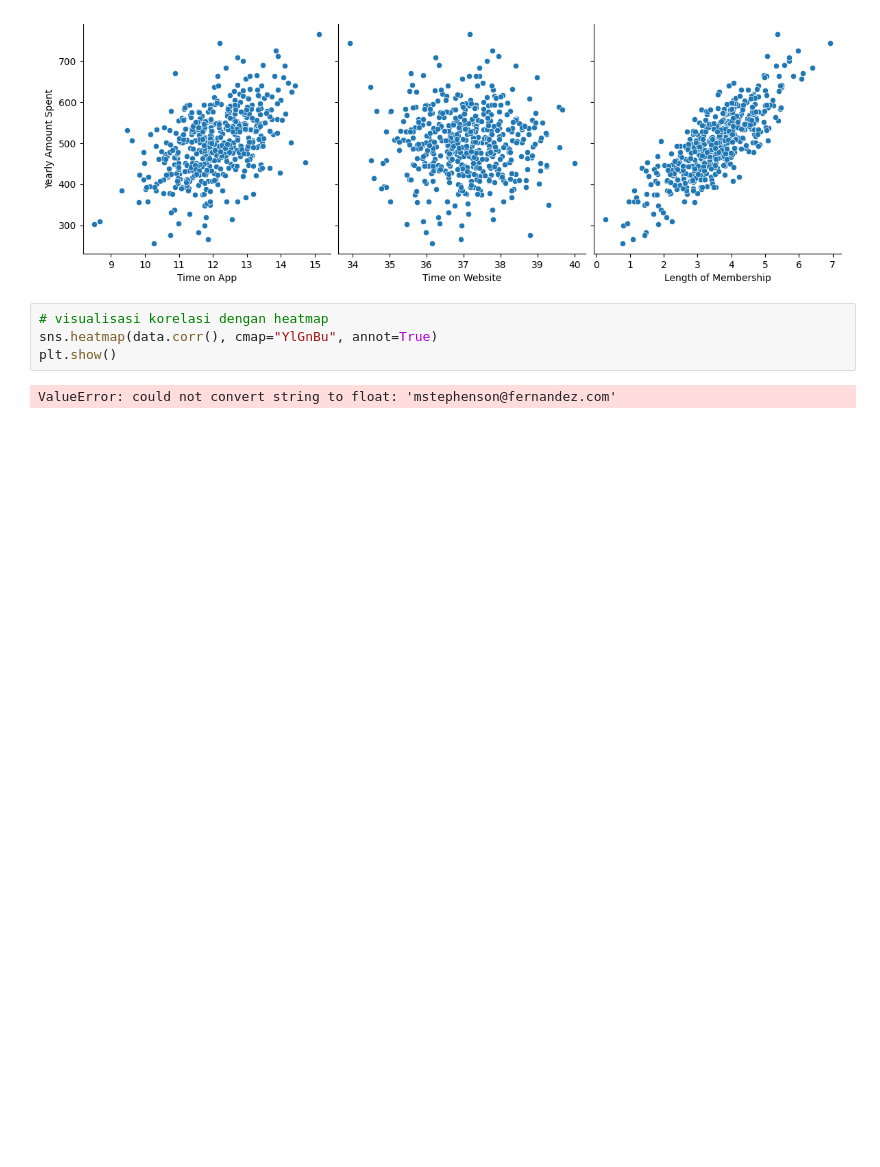
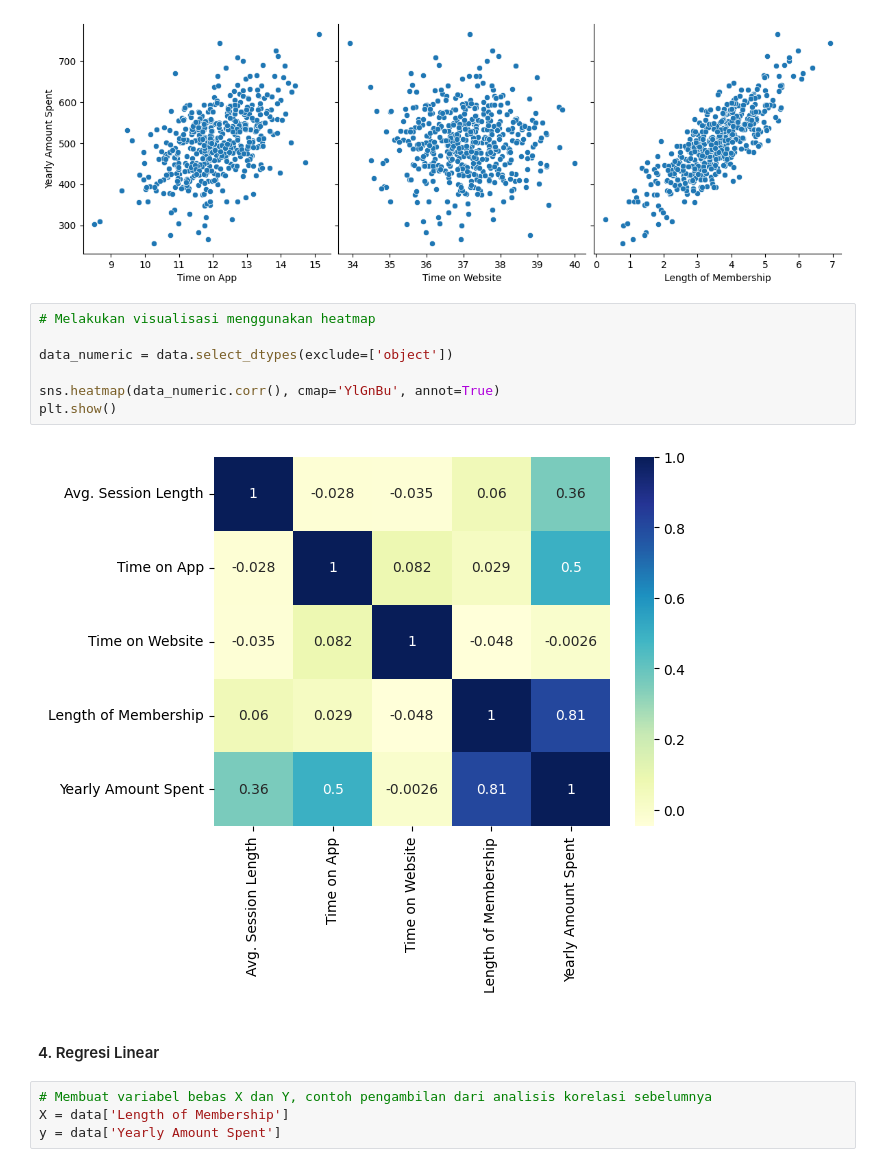
Before and after one commit to aryachandrak/Machine-Learning-2024-Ganjil, a Jupyter notebook: Jobsheet3/Praktikum_1.ipynb, the cells around one changed output. Drawn from its saved outputs; the diff is of its cells as text; blank space fills up the shorter version.

```diff
--- a/Jobsheet3/Praktikum_1.ipynb
+++ b/Jobsheet3/Praktikum_1.ipynb
@@ -79,8 +79,17 @@ plt.show()
 # %% [output]
 [figure]
 # %%
-# visualisasi korelasi dengan heatmap
-sns.heatmap(data.corr(), cmap="YlGnBu", annot=True)
+# Melakukan visualisasi menggunakan heatmap
+
+data_numeric = data.select_dtypes(exclude=['object'])
+
+sns.heatmap(data_numeric.corr(), cmap='YlGnBu', annot=True)
 plt.show()
 # %% [output]
-ValueError: could not convert string to float: 'mstephenson@fernandez.com'
+[figure, added]
+# %% [markdown]
+#### 4. Regresi Linear
+# %%
+# Membuat variabel bebas X dan Y, contoh pengambilan dari analisis korelasi sebelumnya
+X = data['Length of Membership']
+y = data['Yearly Amount Spent']
```
Also changed, not shown: parts of 12 cells of this notebook.
